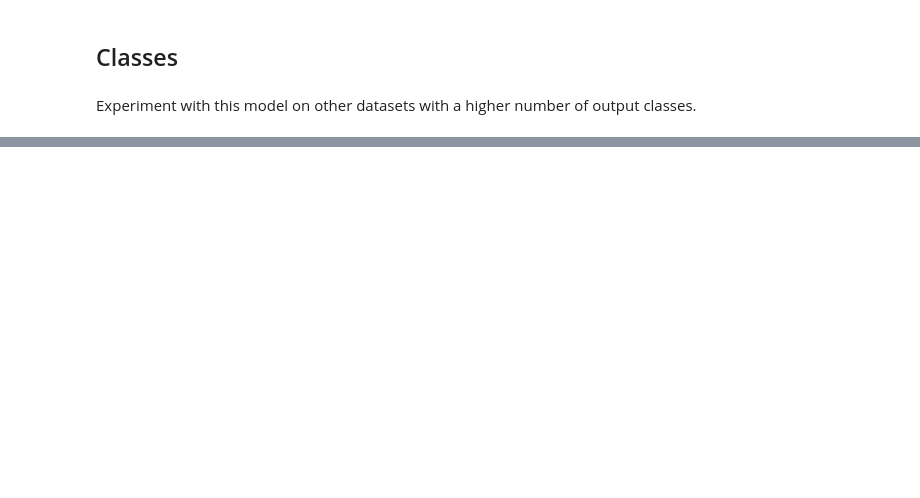
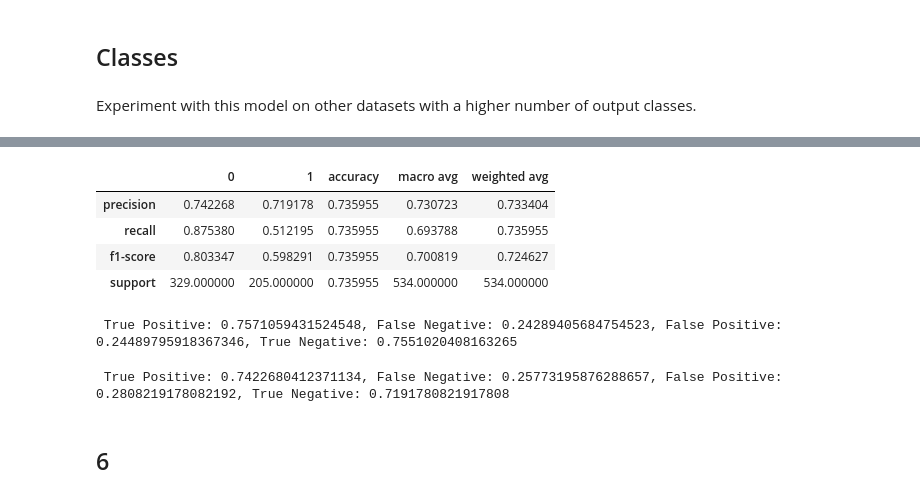
Before and after one commit to hinzle/classification-exercises, a Jupyter notebook: model.ipynb, the cells around one changed output, grey strips where cells are left out. Saved outputs shown, nothing was run; the diff lists cells and outputs as text; code cells hidden in the pictures; blank space fills up the shorter version.

```diff
--- a/model.ipynb
+++ b/model.ipynb
@@ -593,0 +569,2 @@ support    30.0  30.000000  30.000000  0.966667  90.000000     90.000000
+# %%
+knn3 = KNeighborsClassifier(20)
@@ -593,0 +611,26 @@ support    30.0  30.000000  30.000000  0.966667  90.000000     90.000000
+# %%
+pd.DataFrame(classification_report(ml_data_titanic[1],y_pred_titanic3,output_dict=True))
+# %% [output]
+|  | 0 | 1 | accuracy | macro avg | weighted avg |
+| precision | 0.742268 | 0.719178 | 0.735955 | 0.730723 | 0.733404 |
+| recall | 0.875380 | 0.512195 | 0.735955 | 0.693788 | 0.735955 |
+| f1-score | 0.803347 | 0.598291 | 0.735955 | 0.700819 | 0.724627 |
+| support | 329.000000 | 205.000000 | 0.735955 | 534.000000 | 534.000000 |
+# %%
+tpr = conf2[0][0] / conf2[0].sum()
+fpr = conf2[1][0] / conf2[1].sum()
+tnr = conf2[1][1] / conf2[1].sum()
+fnr = conf2[0][1] / conf2[0].sum()
+print(f" True Positive: {tpr}, False Negative: {fnr}, False Positive: {fpr}, True Negative: {tnr}")
+# %% [output]
+ True Positive: 0.7571059431524548, False Negative: 0.24289405684754523, False Positive: 0.24489795918367346, True Negative: 0.7551020408163265
+# %%
+tpr = conf3[0][0] / conf3[0].sum()
+fpr = conf3[1][0] / conf3[1].sum()
+tnr = conf3[1][1] / conf3[1].sum()
+fnr = conf3[0][1] / conf3[0].sum()
+print(f" True Positive: {tpr}, False Negative: {fnr}, False Positive: {fpr}, True Negative: {tnr}")
+# %% [output]
+ True Positive: 0.7422680412371134, False Negative: 0.25773195876288657, False Positive: 0.2808219178082192, True Negative: 0.7191780821917808
+# %% [markdown]
+## 6
```
Also changed, not shown: parts of 154 cells of this notebook, 2 other files.
